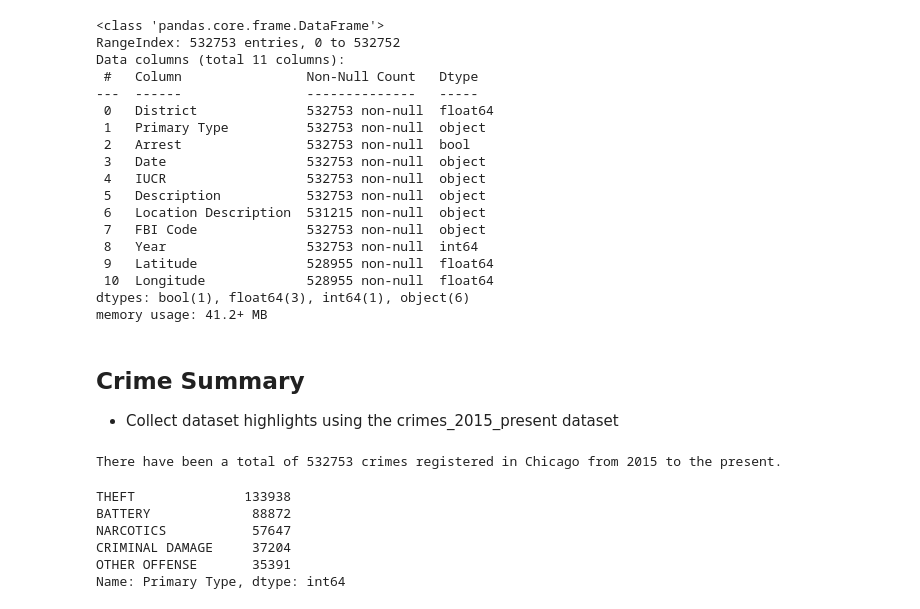
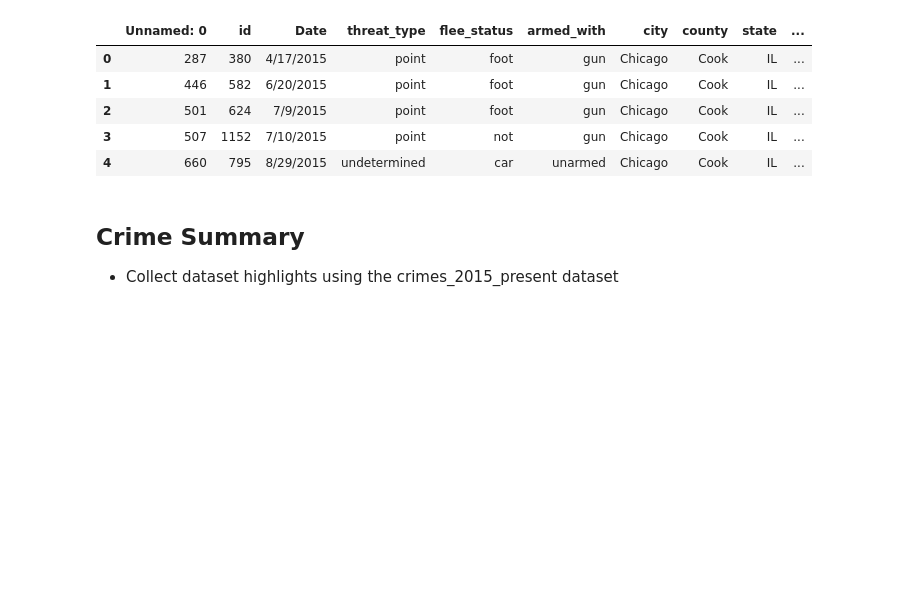
Before and after one commit to jdmandras/Project-1, a Jupyter notebook: CHI_City_Crime_Analysis_JenAlvz.ipynb, the cells around one changed output. Saved outputs shown, nothing was run; the diff lists cells and outputs as text; code cells hidden in the pictures; blank space fills up the shorter version.

```diff
--- a/CHI_City_Crime_Analysis_JenAlvz.ipynb
+++ b/CHI_City_Crime_Analysis_JenAlvz.ipynb
@@ -34,21 +55,0 @@ crimes_2015_present.head(2)
-# %%
-crimes_2015_present.info()
-# %% [output]
-<class 'pandas.core.frame.DataFrame'>
-RangeIndex: 532753 entries, 0 to 532752
-Data columns (total 11 columns):
- #   Column                Non-Null Count   Dtype
----  ------                --------------   -----
- 0   District              532753 non-null  float64
- 1   Primary Type          532753 non-null  object
- 2   Arrest                532753 non-null  bool
- 3   Date                  532753 non-null  object
- 4   IUCR                  532753 non-null  object
- 5   Description           532753 non-null  object
- 6   Location Description  531215 non-null  object
- 7   FBI Code              532753 non-null  object
- 8   Year                  532753 non-null  int64
- 9   Latitude              528955 non-null  float64
- 10  Longitude             528955 non-null  float64
-dtypes: bool(1), float64(3), int64(1), object(6)
-memory usage: 41.2+ MB
@@ -55,24 +58,24 @@ memory usage: 41.2+ MB
+# %%
+fatalities_shoot_data.head()
+# %% [output]
+|  | Unnamed: 0 | id | Date | threat_type | flee_status | armed_with | city | county | state | ... |
+| 0 | 287 | 380 | 4/17/2015 | point | foot | gun | Chicago | Cook | IL | ... |
+| 1 | 446 | 582 | 6/20/2015 | point | foot | gun | Chicago | Cook | IL | ... |
+| 2 | 501 | 624 | 7/9/2015 | point | foot | gun | Chicago | Cook | IL | ... |
+| 3 | 507 | 1152 | 7/10/2015 | point | not | gun | Chicago | Cook | IL | ... |
+| 4 | 660 | 795 | 8/29/2015 | undetermined | car | unarmed | Chicago | Cook | IL | ... |
 # %% [markdown]
 ## Crime Summary
 - Collect dataset highlights using the crimes_2015_present dataset
 # %%
 # Calculate the total number of unique crime events that happened from 2015 to present (2023)
-total_crimes_count = crimes_2015_present.count()["Date"]
-total_crimes_count
+# total_crimes_count = crimes_2015_present.count()["Date"]
+# total_crimes_count
 
-print(f"There have been a total of {total_crimes_count} crimes registered in Chicago from 2015 to the present.")
+# print(f"There have been a total of {total_crimes_count} crimes registered in Chicago from 2015 to the present.")
-# %% [output]
-There have been a total of 532753 crimes registered in Chicago from 2015 to the present.
 # %%
 # Select all of the different crime description types
-crime_primary_types = crimes_2015_present["Primary Type"].value_counts()
-crime_primary_types.head()
+# crime_primary_types = crimes_2015_present["Primary Type"].value_counts()
+# crime_primary_types.head()
-# %% [output]
-THEFT              133938
-BATTERY             88872
-NARCOTICS           57647
-CRIMINAL DAMAGE     37204
-OTHER OFFENSE       35391
-Name: Primary Type, dtype: int64
 # %%
 # Select all of the different Location description types
```
Also changed, not shown: parts of 24 cells of this notebook.
